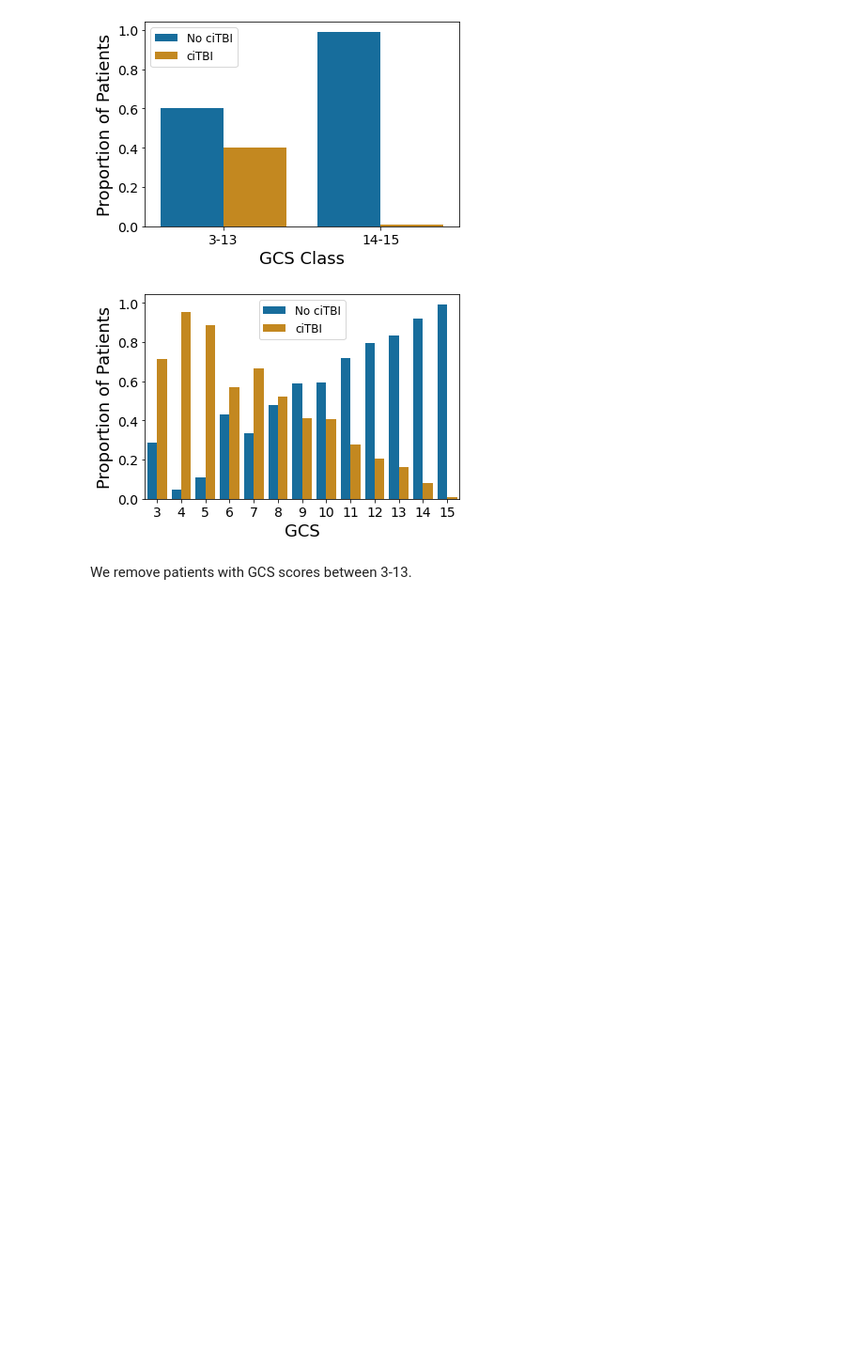
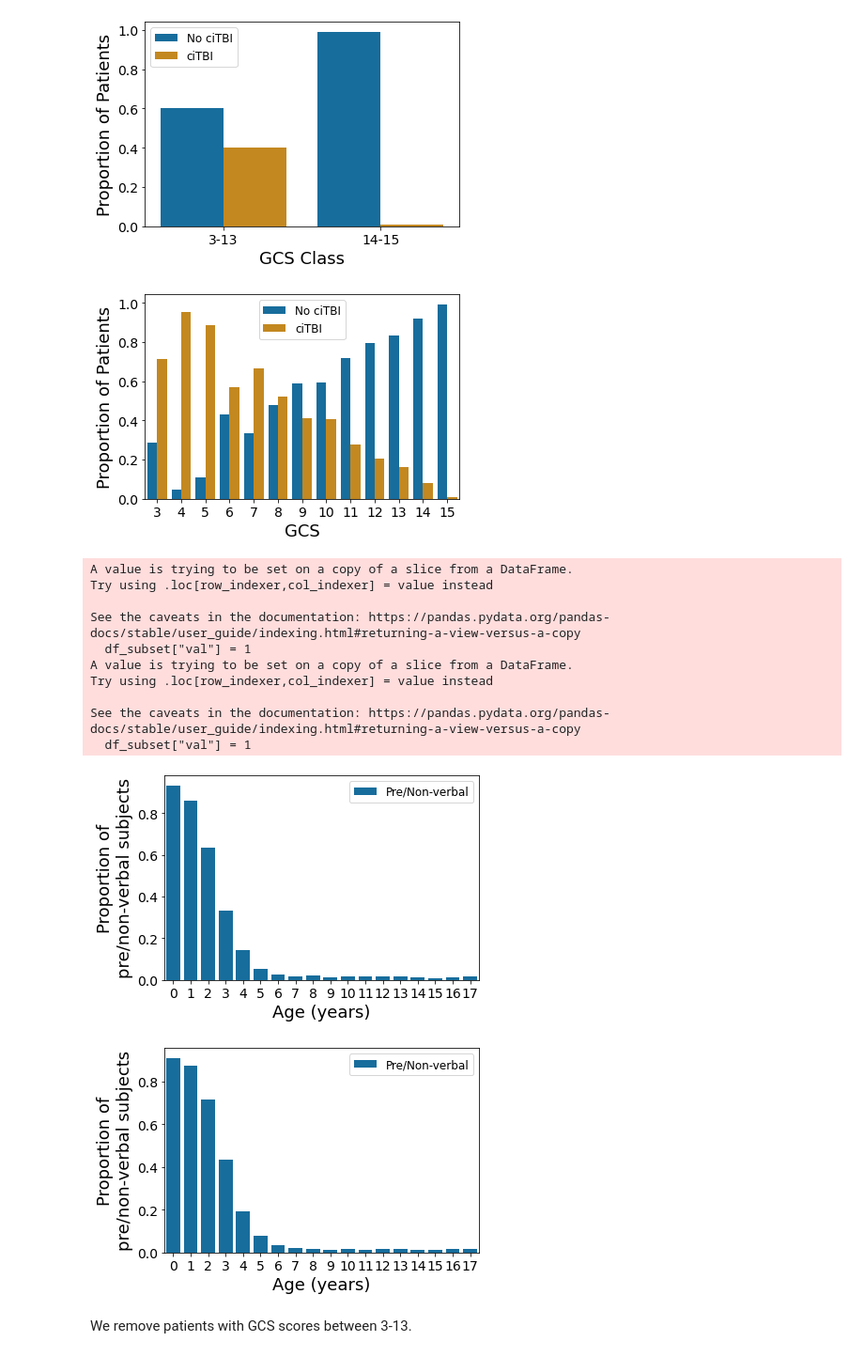
Before and after one commit to Yu-Group/clinical-rule-vetting, a Jupyter notebook: rulevetting/projects/tbi_pecarn/notebooks/00_eda.ipynb, the cells around one changed output. Shown at 94% size. Drawn from its saved outputs; the diff is of its cells as text; code cells hidden in the pictures; blank space fills up the shorter version.

```diff
--- a/rulevetting/projects/tbi_pecarn/notebooks/00_eda.ipynb
+++ b/rulevetting/projects/tbi_pecarn/notebooks/00_eda.ipynb
@@ -154,4 +174,47 @@ plt.legend(title="");
 # %% [output]
 [figure]
 [figure]
+# %%
+df2 = df.copy()
+df_subset = df2[["HA_verb", "AgeinYears"]]
+df_subset["val"] = 1
+df_subset = df_subset.groupby(["HA_verb", "AgeinYears"]).count().iloc[:, 0]
+df_subset = df_subset / df_subset.groupby(level=[1]).sum()
+df_subset = df_subset.to_frame().reset_index()
+df_subset = df_subset.loc[df_subset["HA_verb"] == "Pre/Non-verbal"]
+
+plt.figure()
+sns.barplot(data=df_subset, x="AgeinYears", y="val", hue="HA_verb", palette="colorblind")
+plt.legend(title="")
+plt.xlabel("Age (years)")
+plt.ylabel("Proportion of\npre/non-verbal subjects");
+plt.savefig("./figs/headache_preverbal.png", bbox_inches="tight")
+
+
+df_subset = df2[["Amnesia_verb", "AgeinYears"]]
+df_subset["val"] = 1
+df_subset = df_subset.groupby(["Amnesia_verb", "AgeinYears"]).count().iloc[:, 0]
+df_subset = df_subset / df_subset.groupby(level=[1]).sum()
+df_subset = df_subset.to_frame().reset_index()
+df_subset = df_subset.loc[df_subset["Amnesia_verb"] == "Pre/Non-verbal"]
+
+plt.figure()
+sns.barplot(data=df_subset, x="AgeinYears", y="val", hue="Amnesia_verb", palette="colorblind")
+plt.legend(title="")
+plt.xlabel("Age (years)")
+plt.ylabel("Proportion of\npre/non-verbal subjects");
+plt.savefig("./figs/amnesia_preverbal.png", bbox_inches="tight")
+# %% [output]
+A value is trying to be set on a copy of a slice from a DataFrame.
+Try using .loc[row_indexer,col_indexer] = value instead
+
+See the caveats in the documentation: https://pandas.pydata.org/pandas-docs/stable/user_guide/indexing.html#returning-a-view-versus-a-copy
+  df_subset["val"] = 1
+A value is trying to be set on a copy of a slice from a DataFrame.
+Try using .loc[row_indexer,col_indexer] = value instead
+
+See the caveats in the documentation: https://pandas.pydata.org/pandas-docs/stable/user_guide/indexing.html#returning-a-view-versus-a-copy
+  df_subset["val"] = 1
+[figure, added]
+[figure, added]
 # %% [markdown]
```
Also changed, not shown: parts of 24 cells of this notebook.
